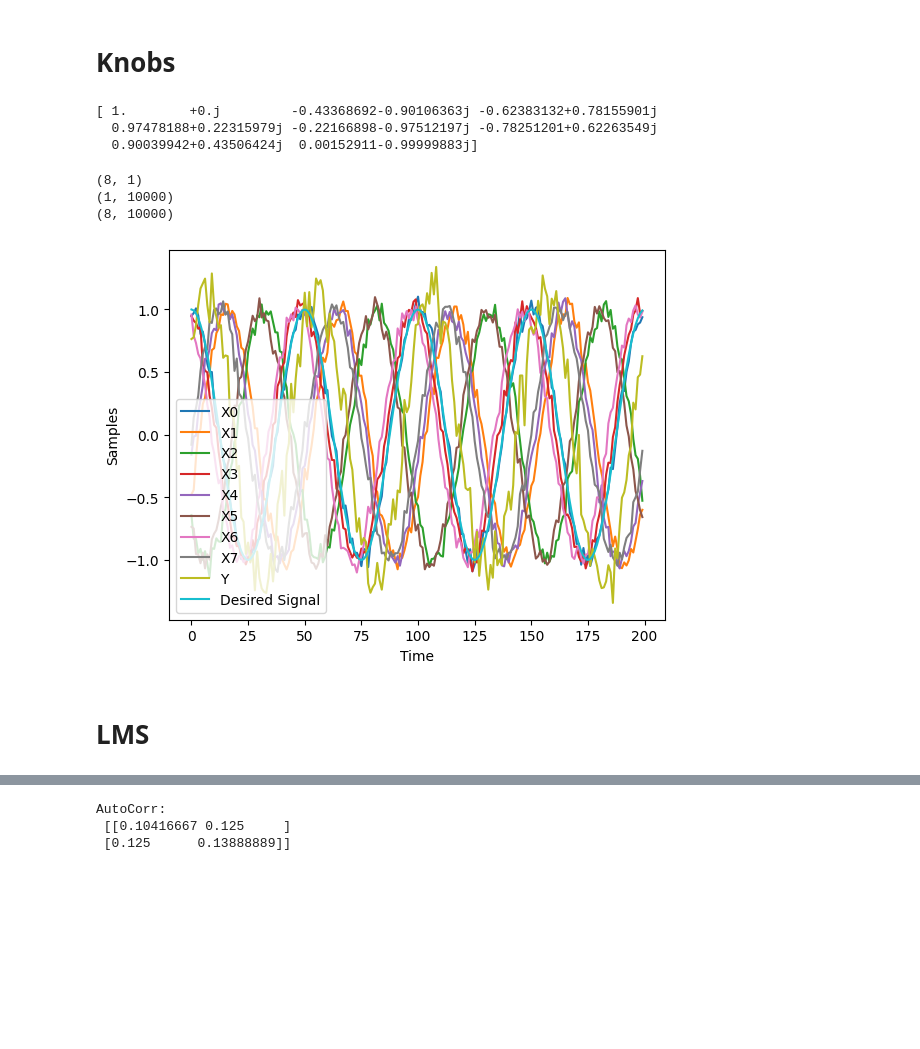
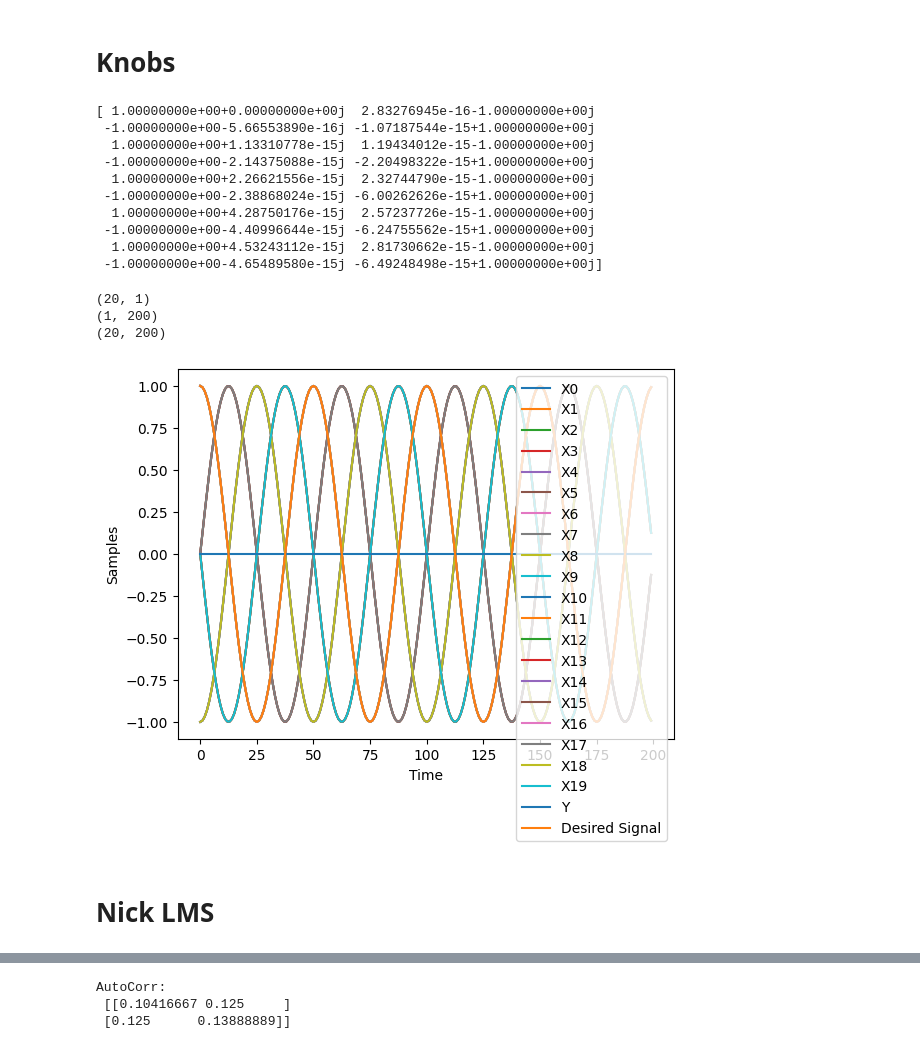
Before and after one commit to Diegs18/AdaptiveDSP, a Jupyter notebook: Project/npd_project.ipynb, the cells around one changed output, grey strips where cells are left out. Saved outputs shown, nothing was run; the diff lists cells and outputs as text; code cells hidden in the pictures; blank space fills up the shorter version.

```diff
--- a/Project/npd_project.ipynb
+++ b/Project/npd_project.ipynb
@@ -18,6 +52,6 @@ import numpy as np
 # %%
 sample_rate = 1e6
-N = 10000 #number of samples
+N = 200 #number of samples
 
 #create a tone
 t = np.arange(N)/sample_rate
@@ -27,48 +61,57 @@ tx = np.exp(2j*np.pi*f_tone*t)
 # Knobs
 # %%
 d = 0.5 # half wavelength spacing
-Nr = 8
-theta_degrees = 40 # direction of arrival (feel free to change this, it's arbitrary)
+Nr = 20
+theta_degrees = 30 # direction of arrival (feel free to change this, it's arbitrary)
 theta = theta_degrees / 180 * np.pi # convert to radians
 s = np.exp(-2j * np.pi * d * np.arange(Nr) * np.sin(theta)) # Steering Vector
 print(s) # note that it's 3 elements long, it's complex, and the first element is 1+0j
+plot_len = N
+mu=.003
 # %% [output]
-[ 1.        +0.j         -0.43368692-0.90106363j -0.62383132+0.78155901j
-  0.97478188+0.22315979j -0.22166898-0.97512197j -0.78251201+0.62263549j
-  0.90039942+0.43506424j  0.00152911-0.99999883j]
+[ 1.00000000e+00+0.00000000e+00j  2.83276945e-16-1.00000000e+00j
+ -1.00000000e+00-5.66553890e-16j -1.07187544e-15+1.00000000e+00j
+  1.00000000e+00+1.13310778e-15j  1.19434012e-15-1.00000000e+00j
+ -1.00000000e+00-2.14375088e-15j -2.20498322e-15+1.00000000e+00j
+  1.00000000e+00+2.26621556e-15j  2.32744790e-15-1.00000000e+00j
+ -1.00000000e+00-2.38868024e-15j -6.00262626e-15+1.00000000e+00j
+  1.00000000e+00+4.28750176e-15j  2.57237726e-15-1.00000000e+00j
+ -1.00000000e+00-4.40996644e-15j -6.24755562e-15+1.00000000e+00j
+  1.00000000e+00+4.53243112e-15j  2.81730662e-15-1.00000000e+00j
+ -1.00000000e+00-4.65489580e-15j -6.49248498e-15+1.00000000e+00j]
 # %%
 s = s.reshape(-1,1) #make s into a colum vector
 print(s.shape) #should be Nrx1
 tx = tx.reshape(1,-1) #make tx into a row vector
 print(tx.shape) #should be 1xN
 
 X = s@tx
 print(X.shape)
 
 #add noise to the signals
 #n = np.random.randn(Nr, N) + 1j*np.random.randn(Nr, N)
 #X = X + 0.5*n # X and n are both 3x10000
 
-X = X +  0.05*(np.random.randn(Nr, N) + 1j*np.random.randn(Nr, N))
+#X = X +  0.01*(np.random.randn(Nr, N) + 1j*np.random.randn(Nr, N))
 for i in range(len(X)):
     string = 'X'+str(i)
     plt.plot(np.asarray(X[i,:]).squeeze().real[0:200], label=string) # the asarray and squeeze are just annoyances we have to do because we came from a matrix
 #plt.plot(np.asarray(X[1,:]).squeeze().real[0:200], label='X1')
 #plt.plot(np.asarray(X[2,:]).squeeze().real[0:200], label='X2')
 
 Y = np.zeros_like(X[0])
 for i in range(len(X)):
     Y = Y+X[i]
 plt.plot(np.asarray(Y).squeeze().real[0:200], label='Y')
 plt.plot(np.asarray(tx).squeeze().real[0:200], label='Desired Signal')
 plt.xlabel('Time')
 plt.legend()
 plt.ylabel("Samples")
 plt.show()
 # %% [output]
-(8, 1)
-(1, 10000)
-(8, 10000)
+(20, 1)
+(1, 200)
+(20, 200)
-[figure, old version]
+[figure, new version]
 # %% [markdown]
-# LMS
+# Nick LMS
```
Also changed, not shown: parts of 21 cells of this notebook.
